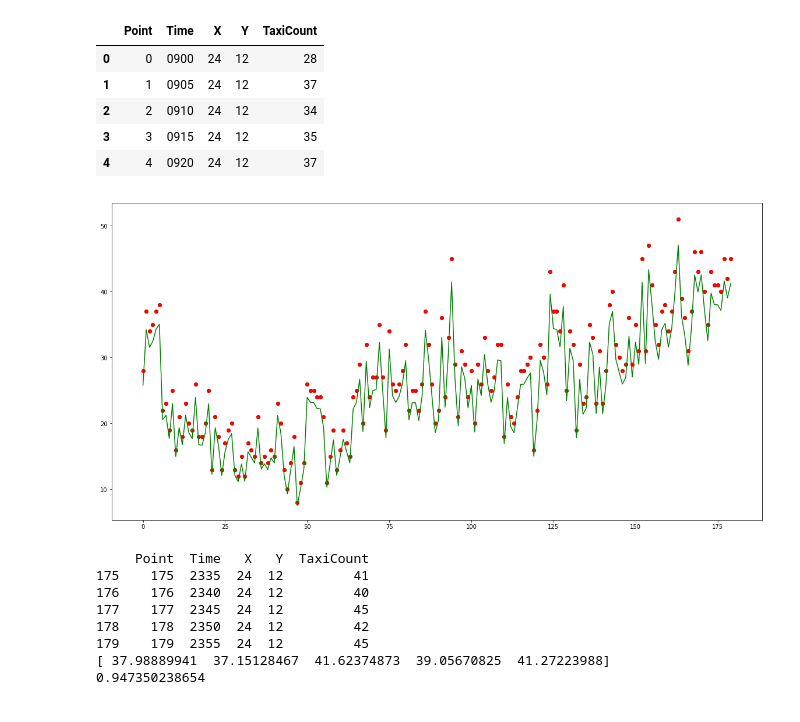
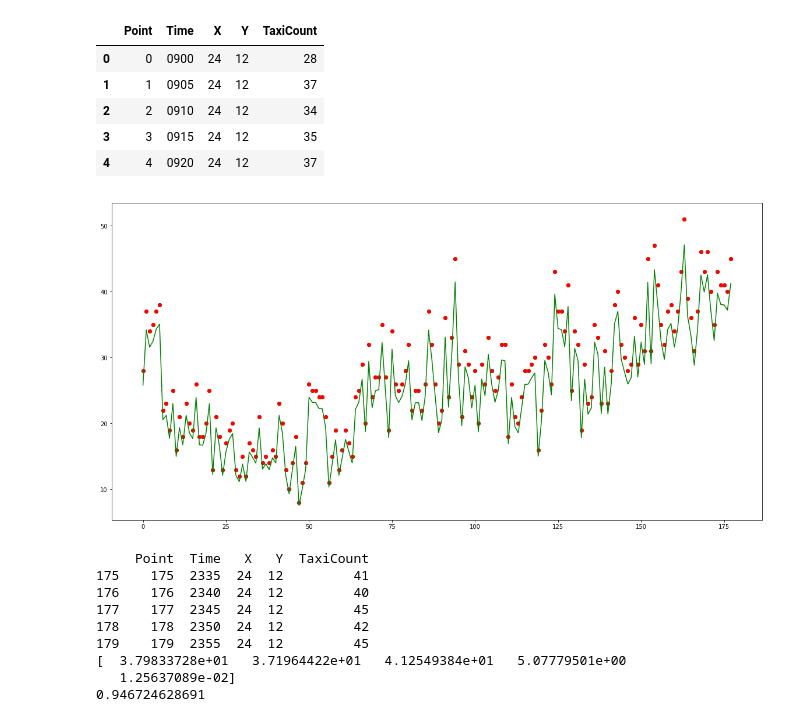
Before and after one commit to hari-allamraju/sg-taxidata, a Jupyter notebook: Kernel ridge.ipynb, the cells around one changed output. Saved outputs shown, nothing was run; the diff lists cells and outputs as text; code cells hidden in the pictures.

```diff
--- a/Kernel ridge.ipynb
+++ b/Kernel ridge.ipynb
@@ -34,29 +31,30 @@ df.head()
 | 4 | 4 | 0920 | 24 | 12 | 37 |
 # %%
 model = KernelRidge(alpha=0.1,kernel='rbf',gamma=2)
-X=df['Point'].as_matrix()
-y=df['TaxiCount'].as_matrix()
+X=df.head(178)['Point'].as_matrix()
+y=df.head(178)['TaxiCount'].as_matrix()
 
 X=X.reshape(-1,1)
 
 model.fit(X,y)
 
 plot_model(X,y,model)
 
 print df.tail()
 
 X_predict = np.array([175,176,177,178,179]).reshape(-1,1)
 
 print model.predict(X_predict)
 
 print model.score(X,y)
 # %% [output]
-[figure, old version]
+[figure, new version]
      Point  Time   X   Y  TaxiCount
 175    175  2335  24  12         41
 176    176  2340  24  12         40
 177    177  2345  24  12         45
 178    178  2350  24  12         42
 179    179  2355  24  12         45
-[ 37.98889941  37.15128467  41.62374873  39.05670825  41.27223988]
-0.947350238654
+[  3.79833728e+01   3.71964422e+01   4.12549384e+01   5.07779501e+00
+   1.25637089e-02]
+0.946724628691
```
Also changed, not shown: parts of 1 cell of this notebook, 1 other file.
